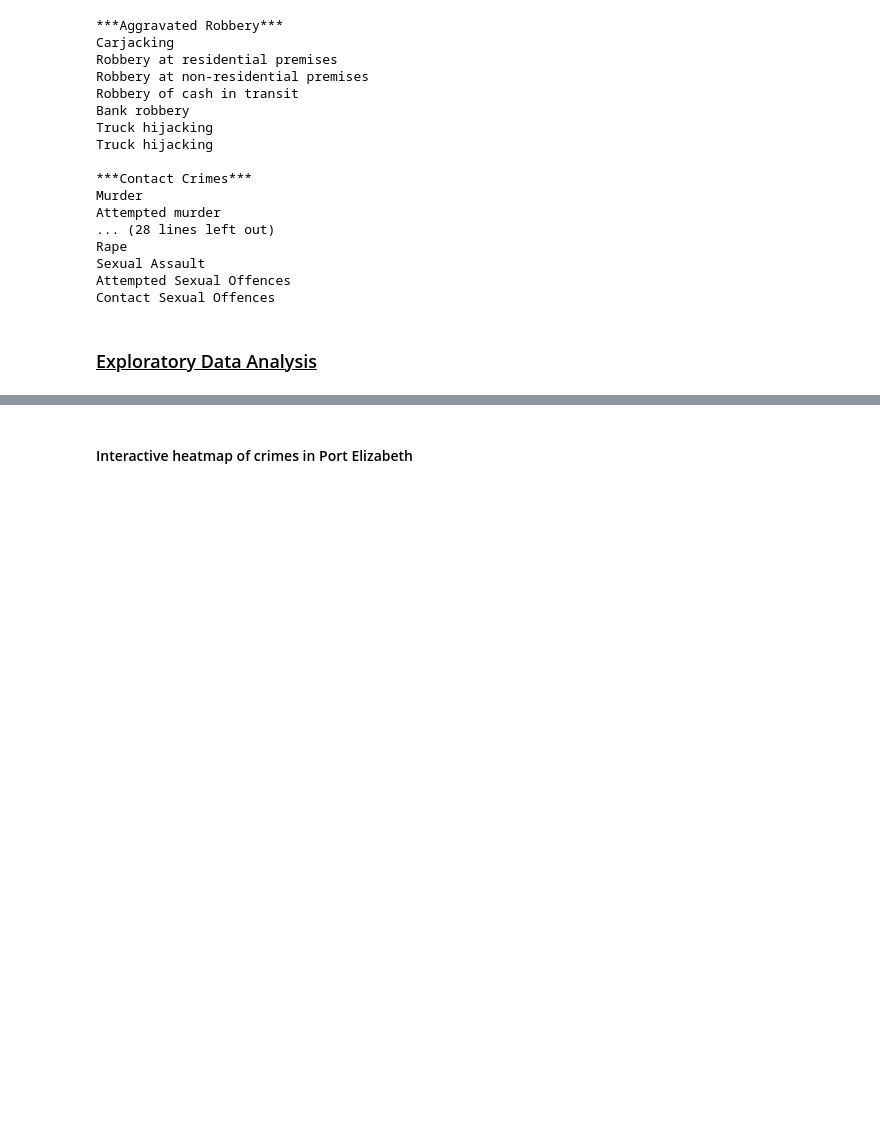
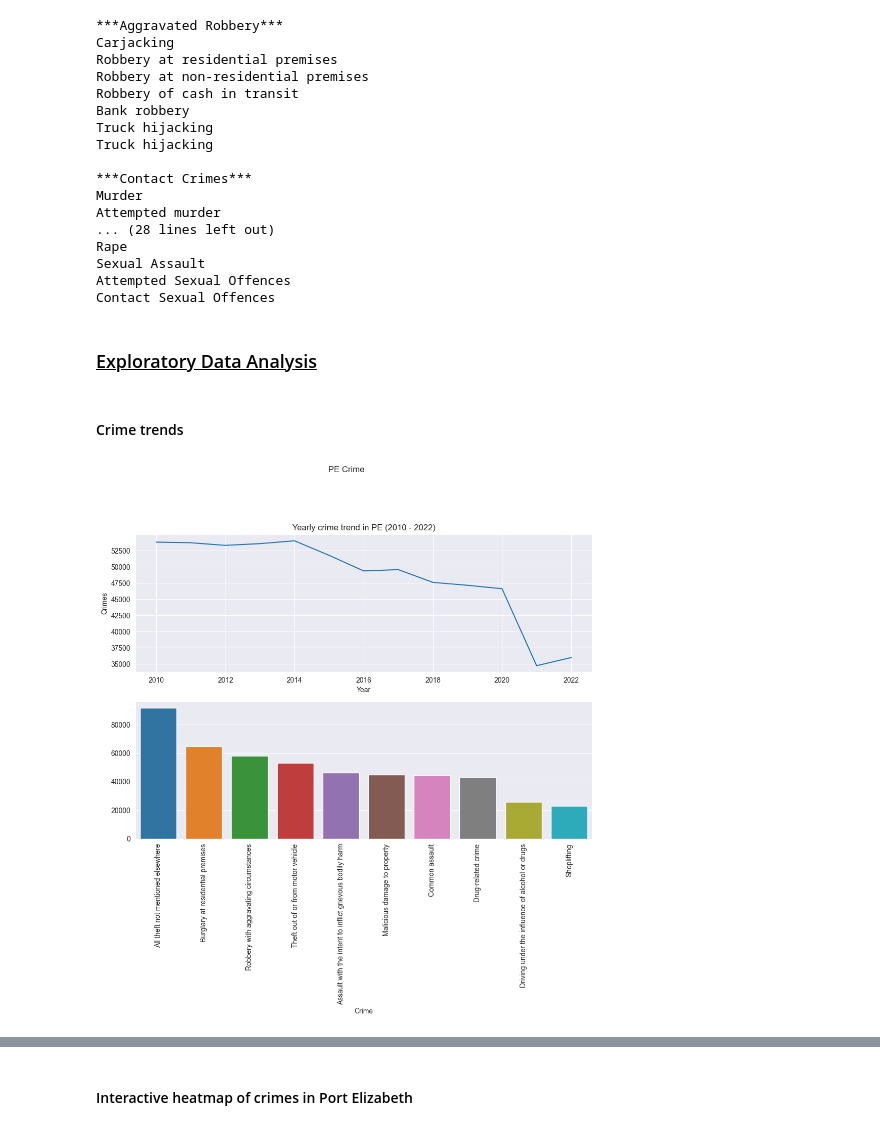
Before and after one commit to BlocknBoom123/CrimePy, a Jupyter notebook: SA/CrimePy.ipynb, the cells around one changed output, grey strips where cells are left out. Saved outputs shown, nothing was run; the diff lists cells and outputs as text; code cells hidden in the pictures; blank space fills up the shorter version.

```diff
--- a/SA/CrimePy.ipynb
+++ b/SA/CrimePy.ipynb
@@ -108,9 +112,9 @@ After checking for duplicates
 # %% [markdown]
 #### Convert to categorical
 # %%
-df['Crime'] = pd.Categorical(df['Crime']) #Convert categorical columns to pd.Categorical()
-df['Police Station'] = pd.Categorical(df['Police Station'])
-df['Crime Category'] = pd.Categorical(df['Crime Category'])
+# df['Crime'] = pd.Categorical(df['Crime']) #Convert categorical columns to pd.Categorical()
+# df['Police Station'] = pd.Categorical(df['Police Station'])
+# df['Crime Category'] = pd.Categorical(df['Crime Category'])
 # %% [markdown]
 #### What are the datatypes used?
 # %%
@@ -177,3 +181,20 @@ Attempted Sexual Offences
 Contact Sexual Offences
 # %% [markdown]
 ### <u>Exploratory Data Analysis</u>
+# %% [markdown]
+#### Crime trends
+# %%
+yearly_sum = df.groupby(['Year'])['Crimes'].sum() #Get yearly crime trends
+top_crimes = df.groupby(['Crime'])['Crimes'].sum().sort_values(ascending=False)[:10] #Top 10 crimes in descending order
+
+fig, axs = plt.subplots(2, figsize=(10, 10))
+ax = sns.lineplot(yearly_sum, ax=axs[0]) #Visualisations
+ax1 = sns.barplot(x=top_crimes.index, y=top_crimes.values, ax=axs[1])
+
+ax.set_title('Yearly crime trend in PE (2010 - 2022)')
+ax1.set_xticks(range(0,len(top_crimes.index)), top_crimes.index, rotation=90) #Rotate by 90 degrees
+plt.tight_layout()
+plt.suptitle("PE Crime", y=1.1) #Main title
+plt.show()
+# %% [output]
+[figure, added]
```
Also changed, not shown: parts of 21 cells of this notebook, 1 other file.
